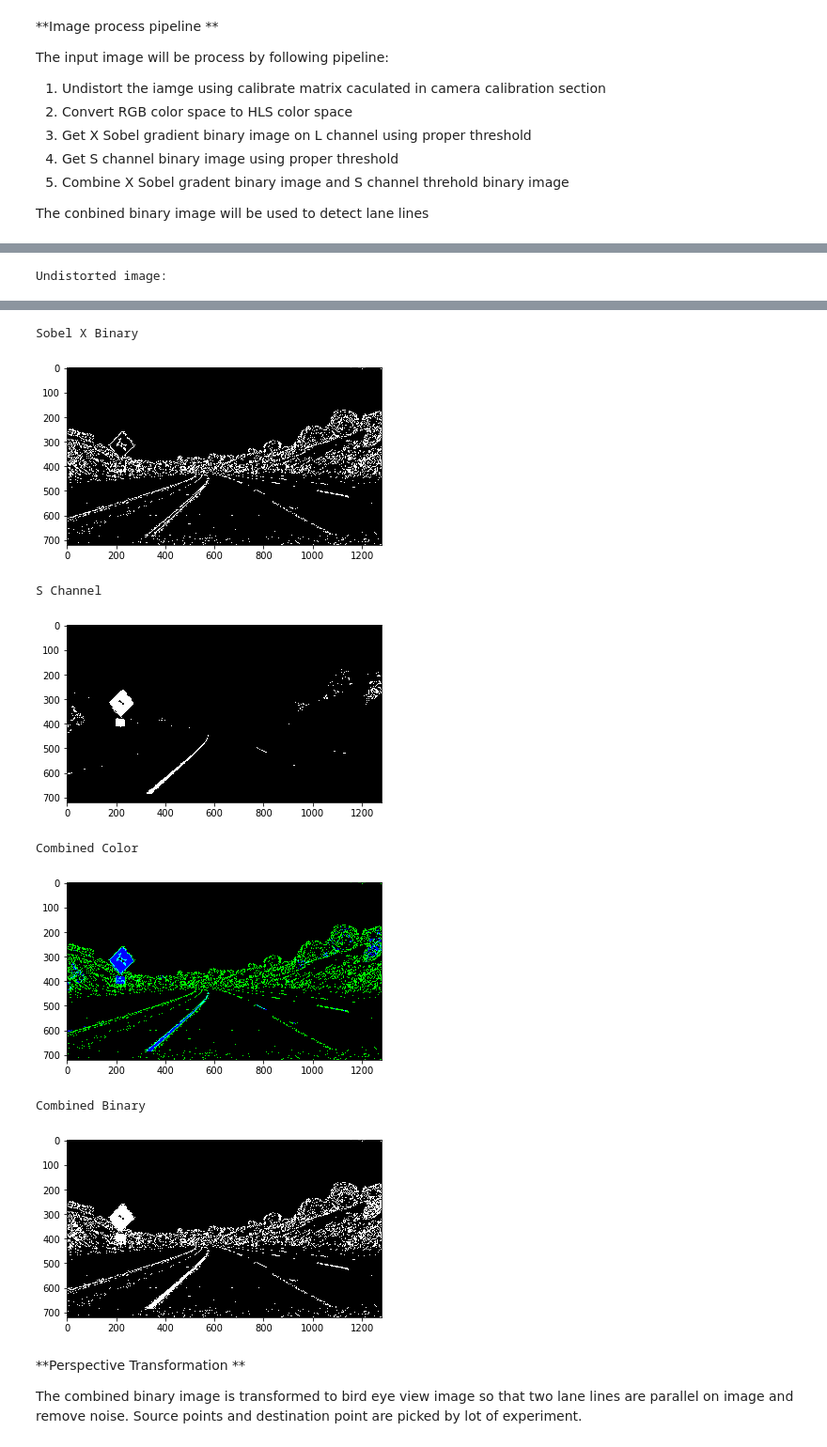
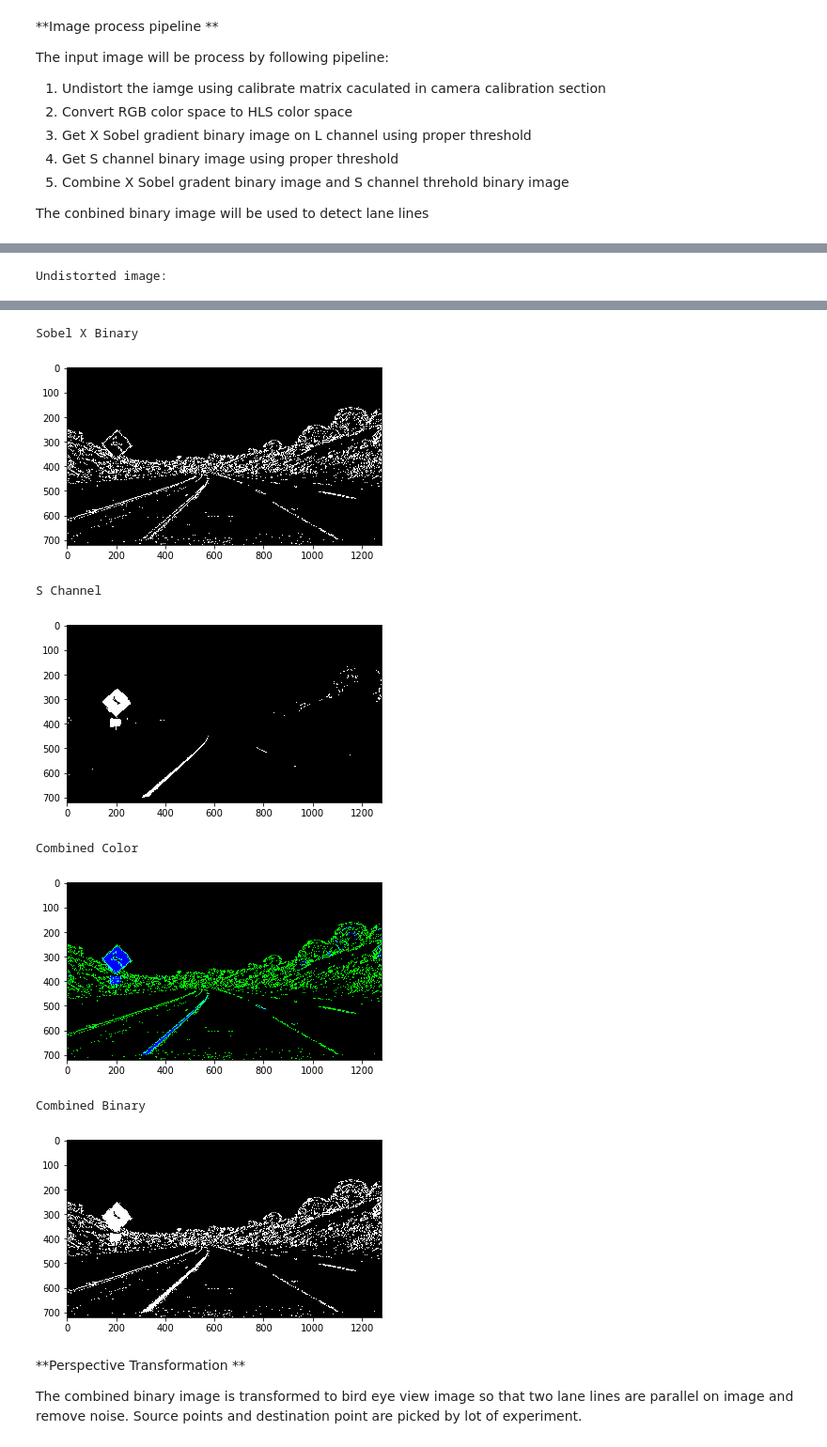
Before and after one commit to tigerhead/CarND-Advanced-Lane-Lines, a Jupyter notebook: P4.ipynb, the cells around one changed output, grey strips where cells are left out. Shown at 94% size. Drawn from its saved outputs; the diff is of its cells as text; code cells hidden in the pictures.

```diff
--- a/P4.ipynb
+++ b/P4.ipynb
@@ -266,39 +265,48 @@ def pipeline(img, s_thresh=(170, 255),  sx_thresh=(20, 100),
     #Create Combined binary image for lane detection
     combined_binary[(s_binary == 1) | (sxbinary == 1) ] = 1
     if showImage is True:
         showGrayImage(combined_binary, 'Combined Binary')
     return org_img, color_binary, combined_binary
 
 test_file = "test_images/test2.jpg"
 test_img = mpimg.imread(test_file)
 print('This image is: ',type(test_img),
          'with dimensions:', test_img.shape)
 
 showColorImage (test_img, 'Original image: ')
 undist_test = undistort(test_img)
 showColorImage (test_img, 'Undistorted image: ')
 
+write_name = output_dir + 'test_undist.png'
+mpimg.imsave(write_name, undist_test)
+
 #Test pipeline
-_, _, test_combined = pipeline(image,
+_, test_color_binary, test_combined = pipeline(undist_test,
          s_thresh=hls_s_ch_threshold,
          sx_thresh=sobel_x_threshold,
          kernel_size=3,
          showImage=True
     )
+
+write_name = output_dir + 'test_color_binary.jpg'
+mpimg.imsave(write_name, test_color_binary)
+
+write_name = output_dir + 'test_combined_binary.jpg'
+mpimg.imsave(write_name, test_combined)
 # %% [output]
 This image is:  <class 'numpy.ndarray'> with dimensions: (720, 1280, 3)
 Original image:
 [figure]
 Undistorted image:
 [figure]
 Sobel X Binary
-[figure, old version]
+[figure, new version]
 S Channel
-[figure, old version]
+[figure, new version]
 Combined Color
-[figure, old version]
+[figure, new version]
 Combined Binary
-[figure, old version]
+[figure, new version]
 # %% [markdown]
 **Perspective Transformation **
 
```
Also changed, not shown: parts of 6 cells of this notebook.
